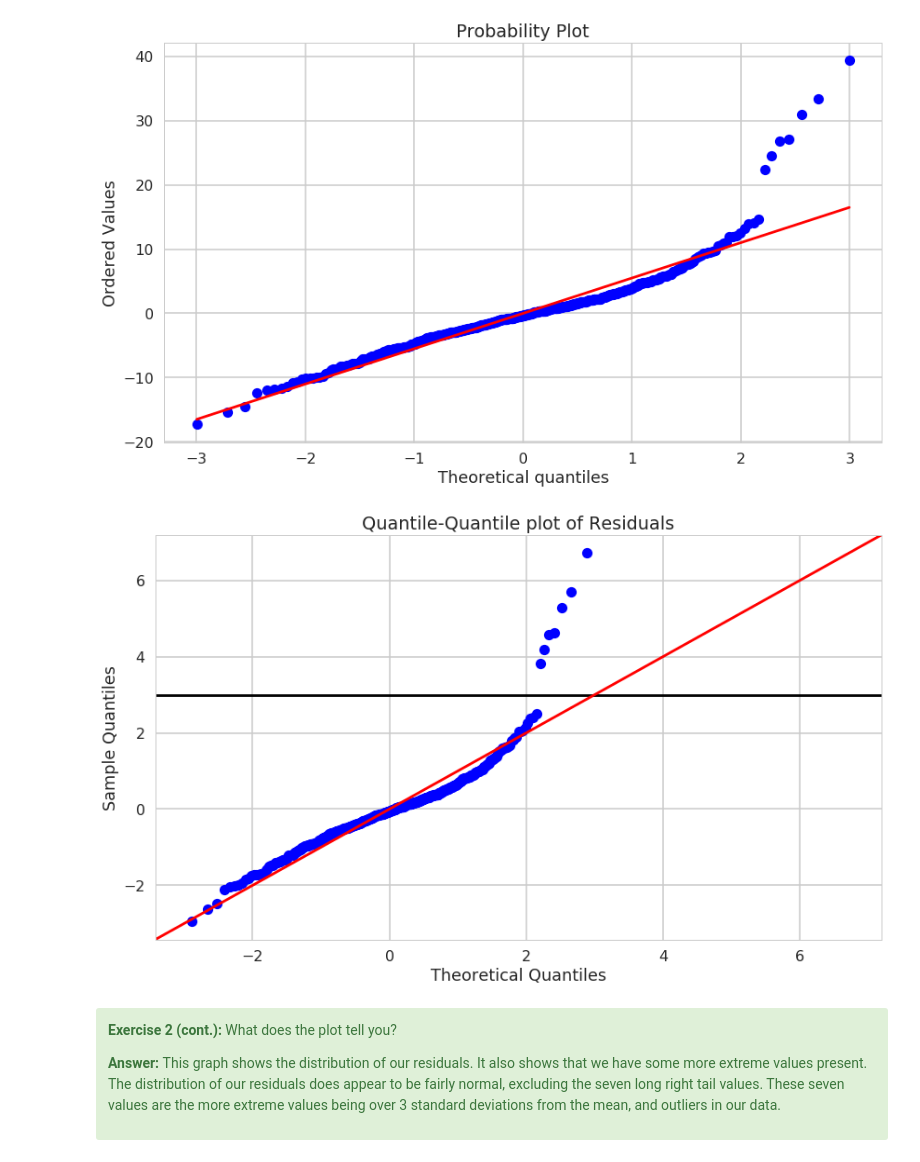
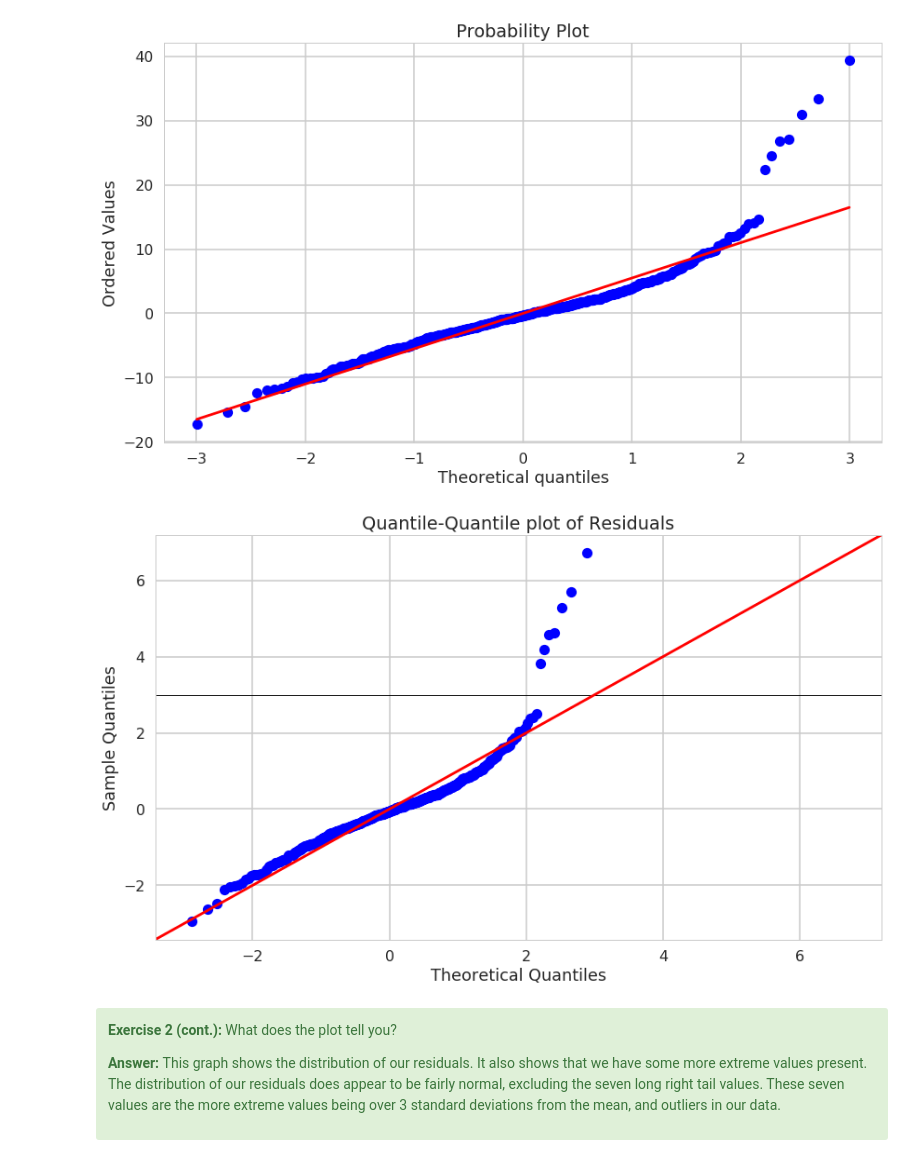
Before and after one commit to SethDKelly/Springboard, a Jupyter notebook: sec11/linear_regression/Mini_Project_Linear_Regression.ipynb, the cells around one changed output. Cells and saved outputs as stored; diff of their text form; code cells hidden in the pictures.

```diff
--- a/sec11/linear_regression/Mini_Project_Linear_Regression.ipynb
+++ b/sec11/linear_regression/Mini_Project_Linear_Regression.ipynb
@@ -1239,13 +1239,13 @@ _ = probplot(ols_crp.resid, plot=ax)
 # %%
 from statsmodels.graphics.gofplots import qqplot
 
 fig = plt.figure(figsize=[14,8])
 ax = fig.add_subplot(111)
 fig = plt.title("Quantile-Quantile plot of Residuals")
-plt.axhline(y=3, c='black')
+plt.axhline(y=3, c='black', linewidth=1)
 _ = qqplot(ols_crp.resid, fit=True, line='45', ax=ax)
 # %% [output]
-[figure, old version]
+[figure, new version]
 # %% [markdown]
 <div class="class alert alert-success">
 
```
Also changed, not shown: parts of 30 cells of this notebook.
